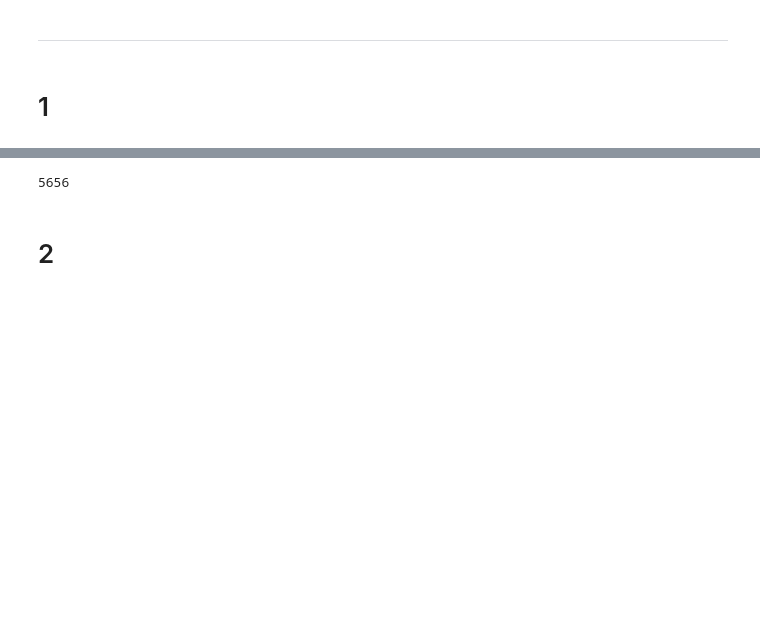
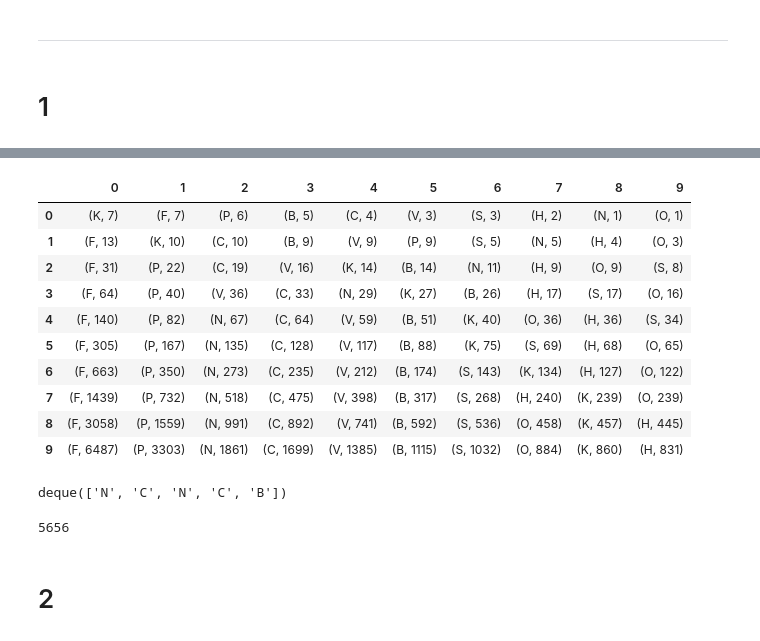
Before and after one commit to olferuk/advent-of-code, a Jupyter notebook: 2021/day_14.ipynb, the cells around one changed output, grey strips where cells are left out. Cells and saved outputs as stored; diff of their text form; code cells hidden in the pictures; blank space fills up the shorter version.

```diff
--- a/2021/day_14.ipynb
+++ b/2021/day_14.ipynb
@@ -16,0 +274,14 @@ from tqdm import tqdm
+# %%
+pd.DataFrame()
+# %% [output]
+|  | 0 | 1 | 2 | 3 | 4 | 5 | 6 | 7 | 8 | 9 |
+| 0 | (K, 7) | (F, 7) | (P, 6) | (B, 5) | (C, 4) | (V, 3) | (S, 3) | (H, 2) | (N, 1) | (O, 1) |
+| 1 | (F, 13) | (K, 10) | (C, 10) | (B, 9) | (V, 9) | (P, 9) | (S, 5) | (N, 5) | (H, 4) | (O, 3) |
+| 2 | (F, 31) | (P, 22) | (C, 19) | (V, 16) | (K, 14) | (B, 14) | (N, 11) | (H, 9) | (O, 9) | (S, 8) |
+| 3 | (F, 64) | (P, 40) | (V, 36) | (C, 33) | (N, 29) | (K, 27) | (B, 26) | (H, 17) | (S, 17) | (O, 16) |
+| 4 | (F, 140) | (P, 82) | (N, 67) | (C, 64) | (V, 59) | (B, 51) | (K, 40) | (O, 36) | (H, 36) | (S, 34) |
+| 5 | (F, 305) | (P, 167) | (N, 135) | (C, 128) | (V, 117) | (B, 88) | (K, 75) | (S, 69) | (H, 68) | (O, 65) |
+| 6 | (F, 663) | (P, 350) | (N, 273) | (C, 235) | (V, 212) | (B, 174) | (S, 143) | (K, 134) | (H, 127) | (O, 122) |
+| 7 | (F, 1439) | (P, 732) | (N, 518) | (C, 475) | (V, 398) | (B, 317) | (S, 268) | (H, 240) | (K, 239) | (O, 239) |
+| 8 | (F, 3058) | (P, 1559) | (N, 991) | (C, 892) | (V, 741) | (B, 592) | (S, 536) | (O, 458) | (K, 457) | (H, 445) |
+| 9 | (F, 6487) | (P, 3303) | (N, 1861) | (C, 1699) | (V, 1385) | (B, 1115) | (S, 1032) | (O, 884) | (K, 860) | (H, 831) |
@@ -17,3 +290,7 @@ from tqdm import tqdm
+# %%
+poly
+# %% [output]
+deque(['N', 'C', 'N', 'C', 'B'])
 # %%
 def polymerize(code, gens, n_steps):
     for _ in tqdm(range(n_steps)):
```
Also changed, not shown: parts of 37 cells of this notebook, 9 other files.
